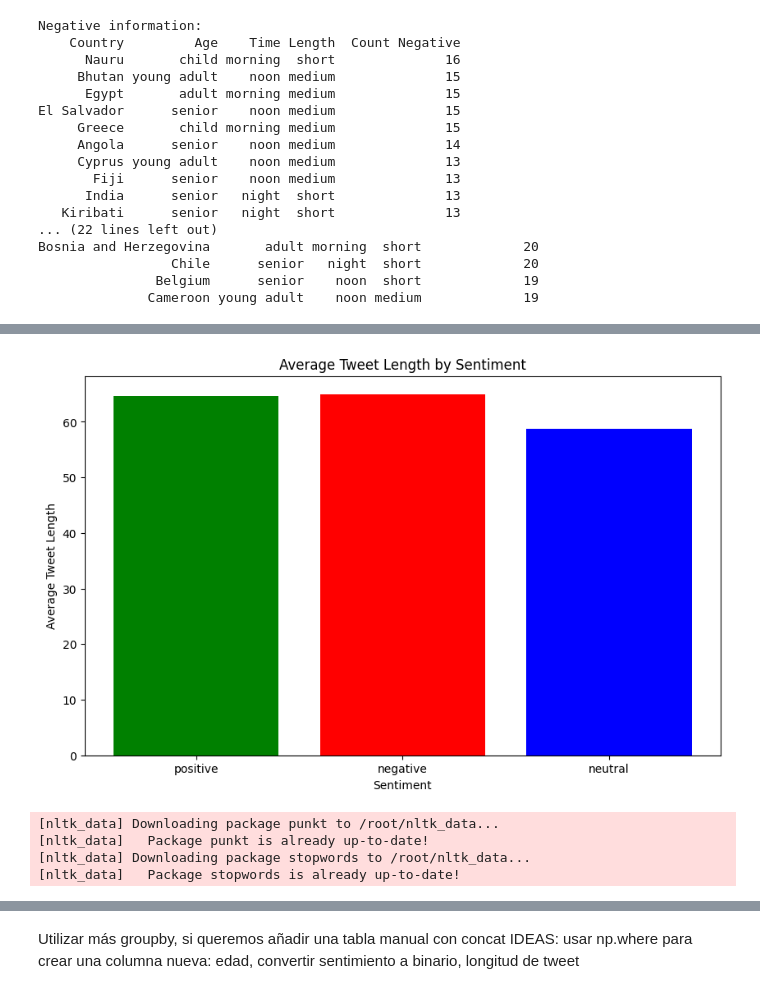
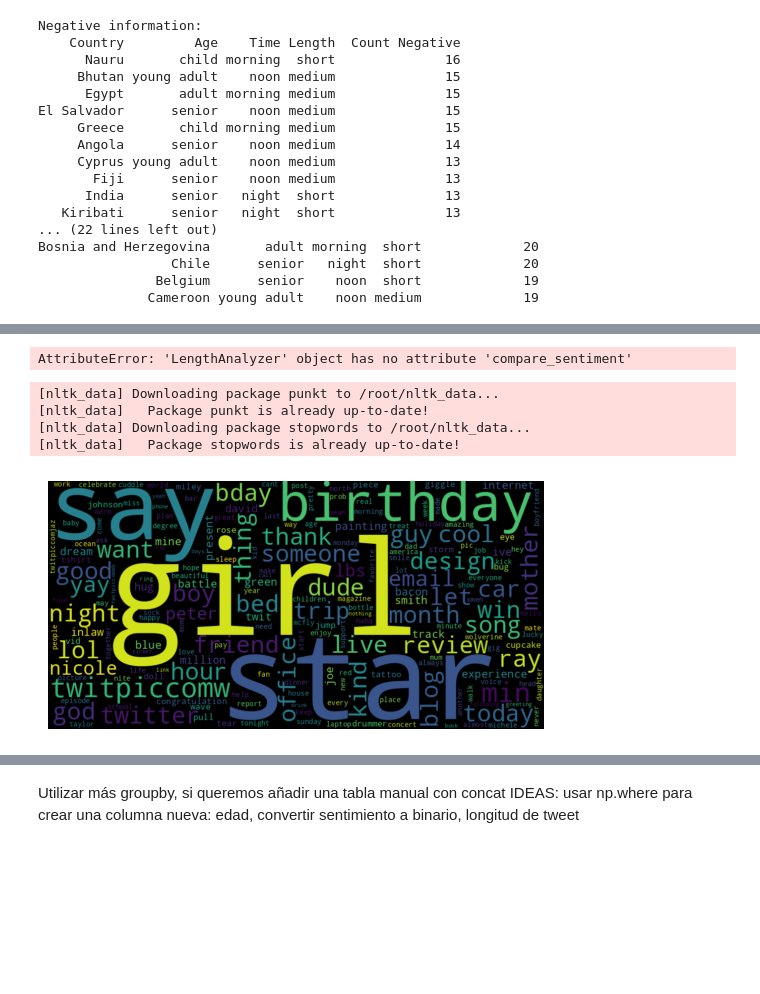
Before and after one commit to rmarvel23/TwitterProject, a Jupyter notebook: Borrador.ipynb, the cells around one changed output, grey strips where cells are left out. Drawn from its saved outputs; the diff is of its cells as text; code cells hidden in the pictures; blank space fills up the shorter version.

```diff
--- a/Borrador.ipynb
+++ b/Borrador.ipynb
@@ -1534,9 +1540,12 @@ ej3.compare_sentiment()
 # %%
 ej4 = LengthAnalyzer(df)
 # %%
-ej4.get_sentiment()
+ej4.compare_sentiment()
 # %% [output]
-[figure, removed]
+AttributeError: 'LengthAnalyzer' object has no attribute 'compare_sentiment'
+# %%
+class TokenizeError(Exception):
+    pass
 # %%
 import nltk
 from nltk.tokenize import word_tokenize
@@ -1586,3 +1597,22 @@ def tokenize_text_neutral(dataset):
 [nltk_data]   Package punkt is already up-to-date!
 [nltk_data] Downloading package stopwords to /root/nltk_data...
 [nltk_data]   Package stopwords is already up-to-date!
+# %%
+def tokenize_tweets(dataset, sentiment):
+    try:
+        filtered_tweets = dataset.loc[dataset['sentiment'] == sentiment].copy()
+        filtered_tweets['text'] = filtered_tweets['text'].astype(str)
+        filtered_tweets['tokens'] = filtered_tweets['text'].apply(tokenize_text)
+        words = [word for tokens in filtered_tweets['tokens'] for word in tokens]
+        bag_of_words = Counter(words)
+        return bag_of_words
+    except Exception as e:
+        raise TokenizeError(f"Error creating bag of words for {sentiment} tweets: {e}")
+# %%
+pos = tokenize_tweets(df, "positive")
+# %%
+cleaned = words_filtered(pos)
+# %%
+get_wordcloud(cleaned)
+# %% [output]
+[figure, added]
```
Also changed, not shown: parts of 51 cells of this notebook.
